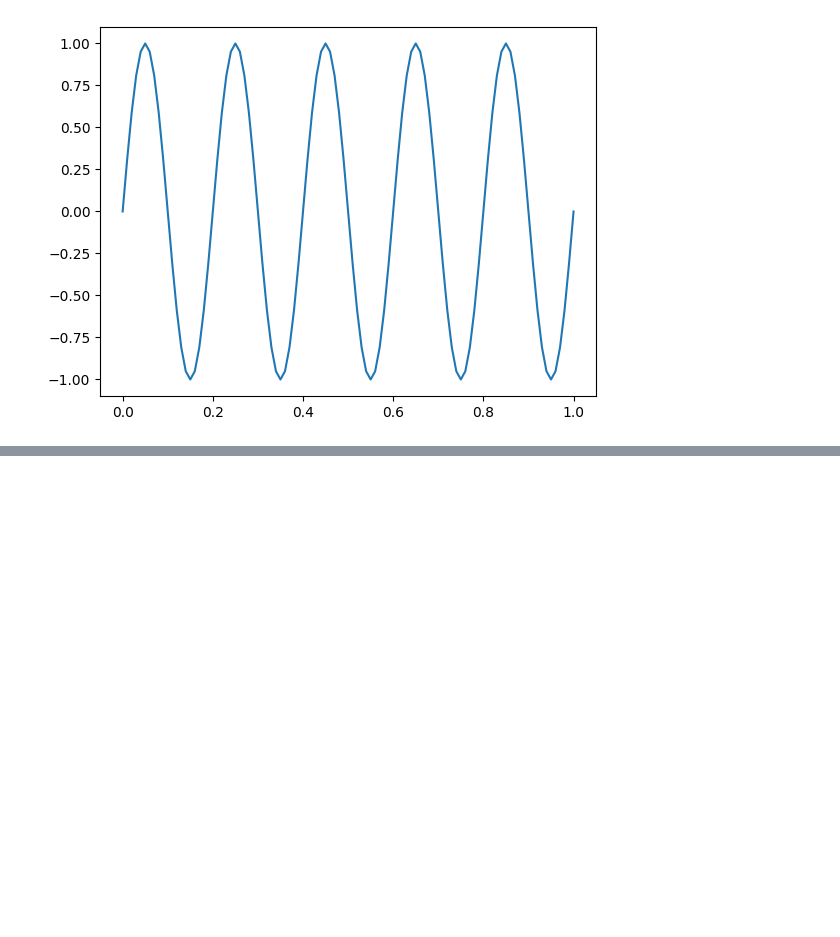
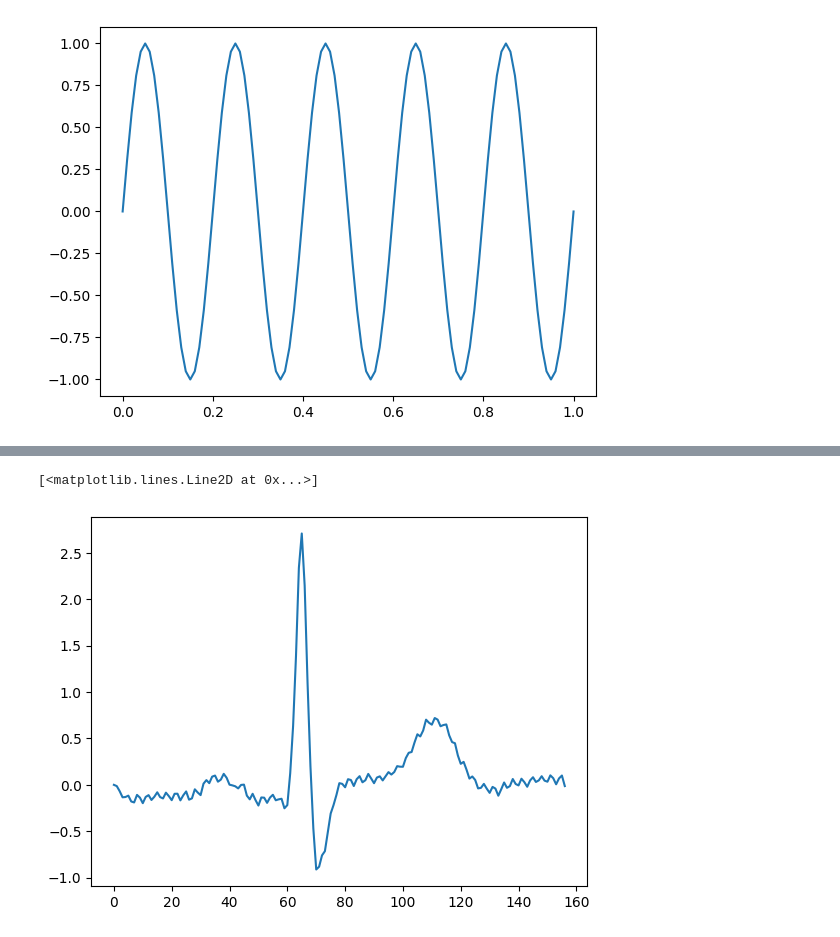
Before and after one commit to ParasKore2003/BMSP, a Jupyter notebook: wiener_filtering.ipynb, the cells around one changed output, grey strips where cells are left out. Saved outputs shown, nothing was run; the diff lists cells and outputs as text; code cells hidden in the pictures; blank space fills up the shorter version.

```diff
--- a/wiener_filtering.ipynb
+++ b/wiener_filtering.ipynb
@@ -64 +66,7 @@ plt.plot(ecg);
+# %%
+ecg_sel = ecg[1:158]
+plt.plot(ecg_sel)
+# %% [output]
+[<matplotlib.lines.Line2D at 0x...>]
+[figure, added]
 # %%
```
Also changed, not shown: parts of 10 cells of this notebook.
